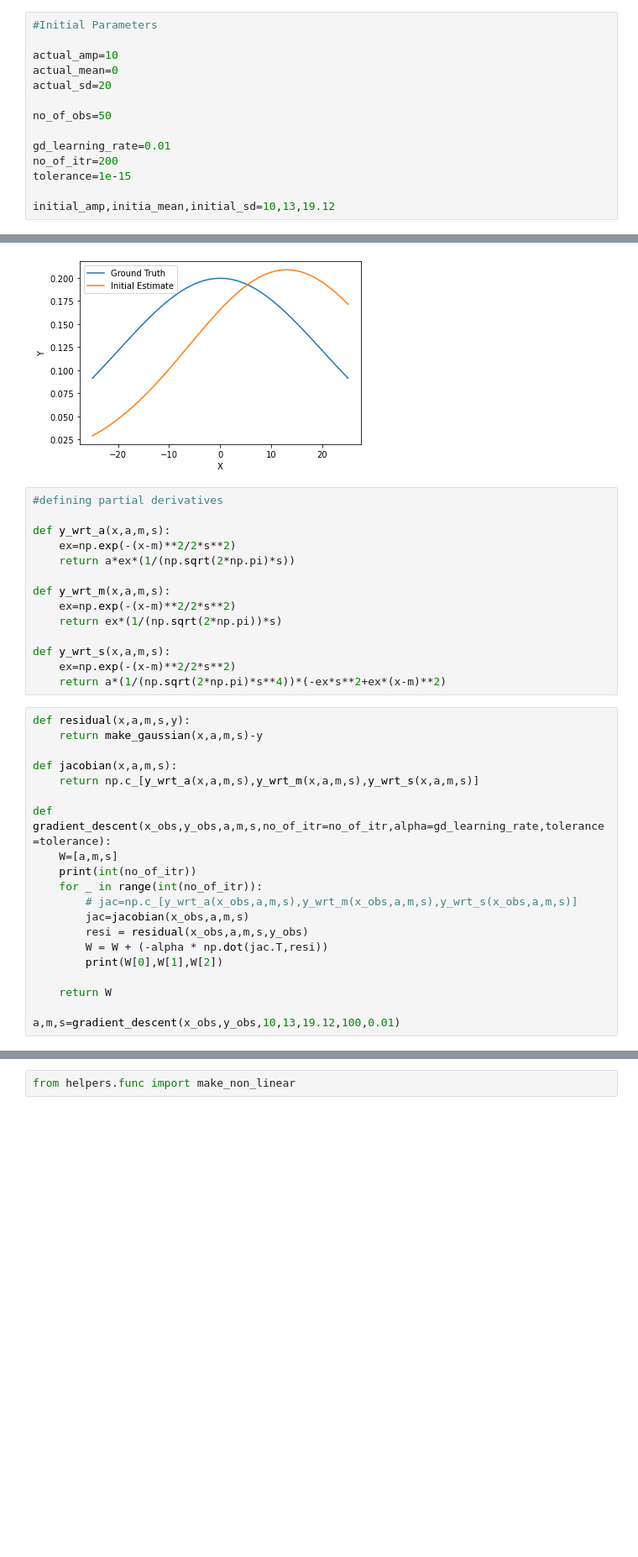
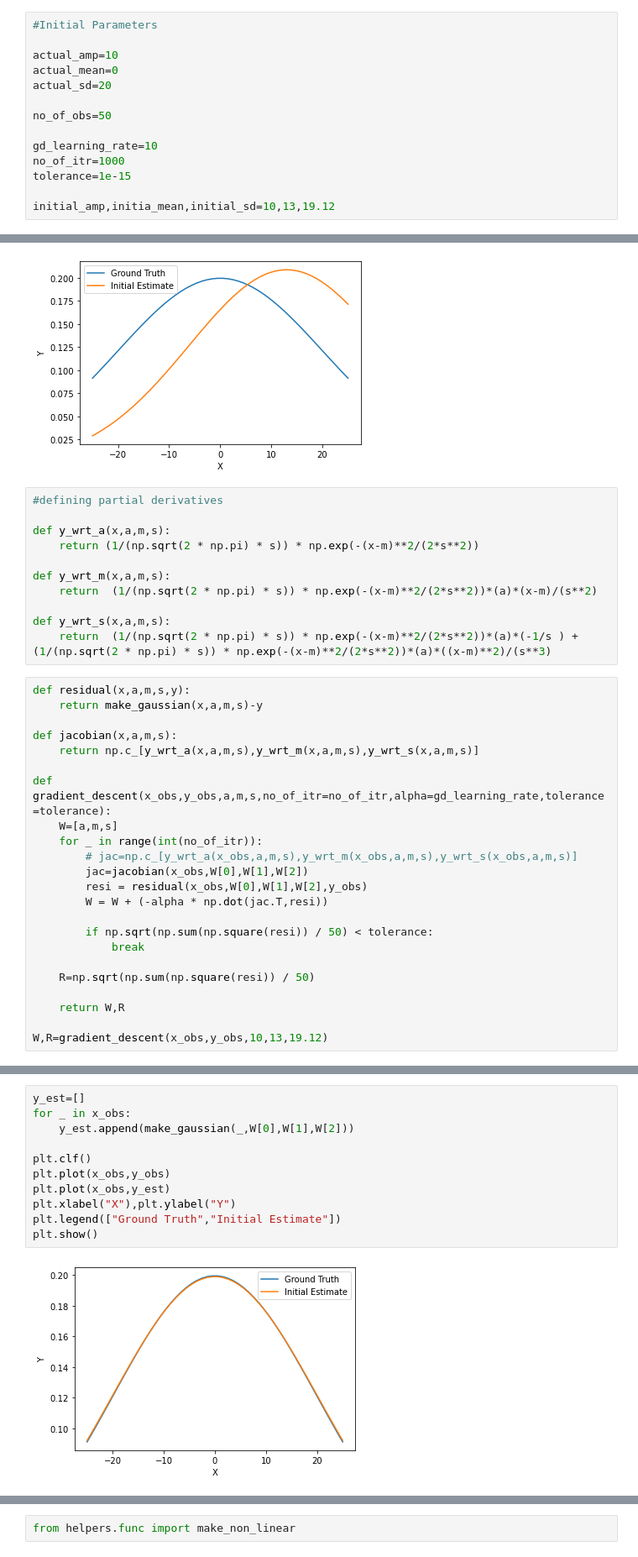
Before and after one commit to BhaskarJoshi-01/Mobile-Robotics---Monsoon-2021, a Jupyter notebook: Assignment-3/Assignment-3.ipynb, the cells around one changed output, grey strips where cells are left out. Shown at 84% size. Drawn from its saved outputs; the diff is of its cells as text; blank space fills up the shorter version.

```diff
--- a/Assignment-3/Assignment-3.ipynb
+++ b/Assignment-3/Assignment-3.ipynb
@@ -158,8 +158,8 @@ actual_sd=20
 
 no_of_obs=50
 
-gd_learning_rate=0.01
-no_of_itr=200
+gd_learning_rate=10
+no_of_itr=1000
 tolerance=1e-15
 
 initial_amp,initia_mean,initial_sd=10,13,19.12
@@ -190,16 +190,13 @@ plt.show()
 #defining partial derivatives
 
 def y_wrt_a(x,a,m,s):
-    ex=np.exp(-(x-m)**2/2*s**2)
-    return a*ex*(1/(np.sqrt(2*np.pi)*s))
+    return (1/(np.sqrt(2 * np.pi) * s)) * np.exp(-(x-m)**2/(2*s**2))
 
 def y_wrt_m(x,a,m,s):
-    ex=np.exp(-(x-m)**2/2*s**2)
-    return ex*(1/(np.sqrt(2*np.pi))*s)
+    return  (1/(np.sqrt(2 * np.pi) * s)) * np.exp(-(x-m)**2/(2*s**2))*(a)*(x-m)/(s**2)
 
 def y_wrt_s(x,a,m,s):
-    ex=np.exp(-(x-m)**2/2*s**2)
-    return a*(1/(np.sqrt(2*np.pi)*s**4))*(-ex*s**2+ex*(x-m)**2)
+    return  (1/(np.sqrt(2 * np.pi) * s)) * np.exp(-(x-m)**2/(2*s**2))*(a)*(-1/s ) +(1/(np.sqrt(2 * np.pi) * s)) * np.exp(-(x-m)**2/(2*s**2))*(a)*((x-m)**2)/(s**3)
 # %%
 def residual(x,a,m,s,y):
     return make_gaussian(x,a,m,s)-y
@@ -209,14 +206,17 @@ def jacobian(x,a,m,s):
 
 def gradient_descent(x_obs,y_obs,a,m,s,no_of_itr=no_of_itr,alpha=gd_learning_rate,tolerance=tolerance):
     W=[a,m,s]
-    print(int(no_of_itr))
     for _ in range(int(no_of_itr)):
         # jac=np.c_[y_wrt_a(x_obs,a,m,s),y_wrt_m(x_obs,a,m,s),y_wrt_s(x_obs,a,m,s)]
-        jac=jacobian(x_obs,a,m,s)
-        resi = residual(x_obs,a,m,s,y_obs)
+        jac=jacobian(x_obs,W[0],W[1],W[2])
+        resi = residual(x_obs,W[0],W[1],W[2],y_obs)
         W = W + (-alpha * np.dot(jac.T,resi))
-        print(W[0],W[1],W[2])
 
-    return W
+        if np.sqrt(np.sum(np.square(resi)) / 50) < tolerance:
+            break
 
-a,m,s=gradient_descent(x_obs,y_obs,10,13,19.12,100,0.01)
+    R=np.sqrt(np.sum(np.square(resi)) / 50)
+
+    return W,R
+
+W,R=gradient_descent(x_obs,y_obs,10,13,19.12)
@@ -240,0 +223,13 @@ a,m,s=gradient_descent(x_obs,y_obs,10,13,19.12,100,0.01)
+# %%
+y_est=[]
+for _ in x_obs:
+    y_est.append(make_gaussian(_,W[0],W[1],W[2]))
+
+plt.clf()
+plt.plot(x_obs,y_obs)
+plt.plot(x_obs,y_est)
+plt.xlabel("X"),plt.ylabel("Y")
+plt.legend(["Ground Truth","Initial Estimate"])
+plt.show()
+# %% [output]
+[figure, added]
```
Also changed, not shown: parts of 2 cells of this notebook, 1 other file.
